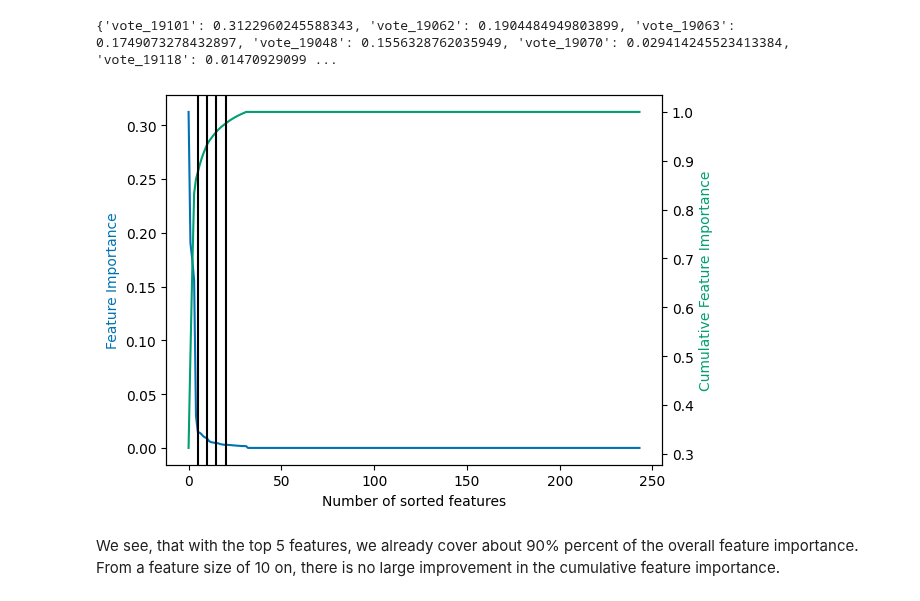
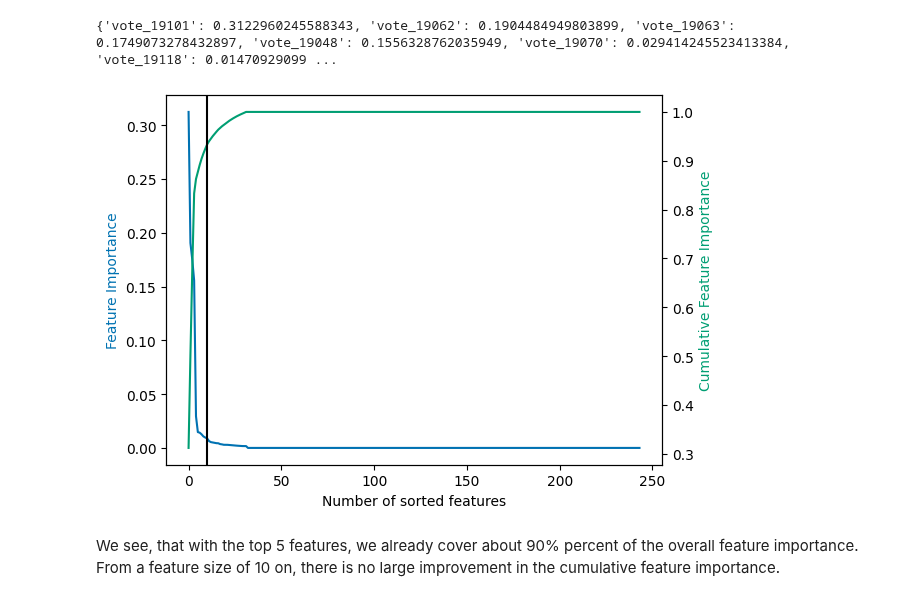
Before and after one commit to mograev/btvote, a Jupyter notebook: notebooks/5-feature-selection.ipynb, the cells around one changed output. Cells and saved outputs as stored; diff of their text form; code cells hidden in the pictures.

Commit message:
added feature importance graphics

```diff
--- a/notebooks/5-feature-selection.ipynb
+++ b/notebooks/5-feature-selection.ipynb
@@ -82,33 +82,32 @@ print({x:y for x, y in dt_sorted_dict.items()})
 # %%
 # plot the feature importance
 fig, ax1 = plt.subplots()
 ax2 = ax1.twinx()
 
 # plot sorted feature importance values
 ax1.plot(dt_values, color='#0072B2')
 
 # calculate and plot cumulative values
 dt_cumulative_values = []
 cumulative_sum = 0.0
 for num in dt_values:
     cumulative_sum += num
     dt_cumulative_values.append(cumulative_sum)
 ax2.plot(dt_cumulative_values, color='#009E73')
 
 # set axes labels
 ax1.set_xlabel('Number of sorted features')
 ax1.set_ylabel('Feature Importance', color='#0072B2')
 ax2.set_ylabel('Cumulative Feature Importance', color='#009E73')
 
-# add vertical lines to show where 5, 10, 15 and 20 features would end up in coverage
-plt.axvline(x=5, color='#000000')
+# add vertical lines to show where 10 features would end up in coverage
 plt.axvline(x=10, color='#000000')
-plt.axvline(x=15, color='#000000')
-plt.axvline(x=20, color='#000000')
 
+# save plot as pdf and show
+plt.savefig('../data/graphics/feature_importance_dt.pdf', format='pdf', bbox_inches="tight")
 plt.show()
 # %% [output]
-[figure, old version]
+[figure, new version]
 # %% [markdown]
 We see, that with the top 5 features, we already cover about 90% percent of the overall feature importance. From a feature size of 10 on, there is no large improvement in the cumulative feature importance.
 # %% [markdown]
```
Also changed, not shown: parts of 1 cell of this notebook, 2 other files.
